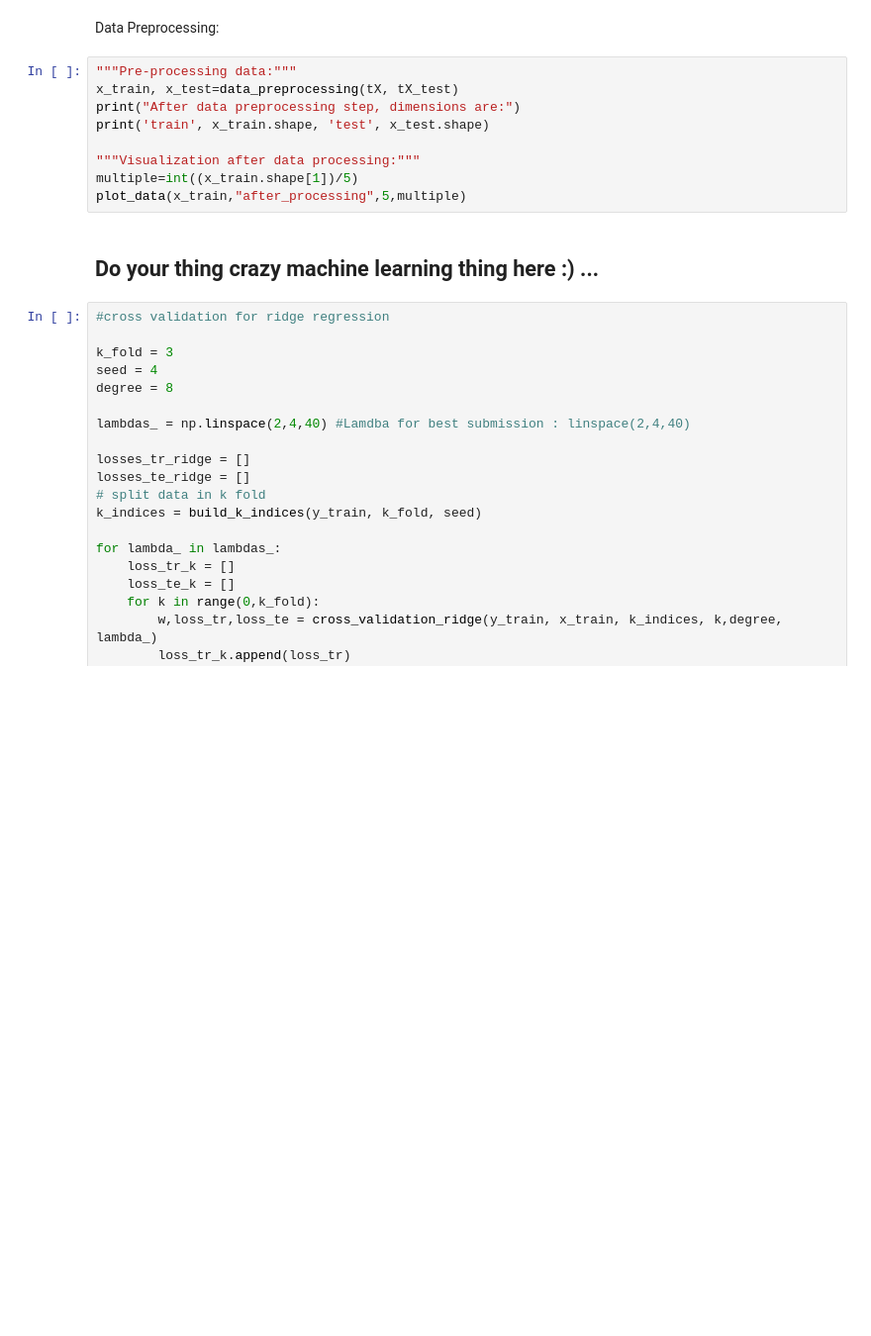
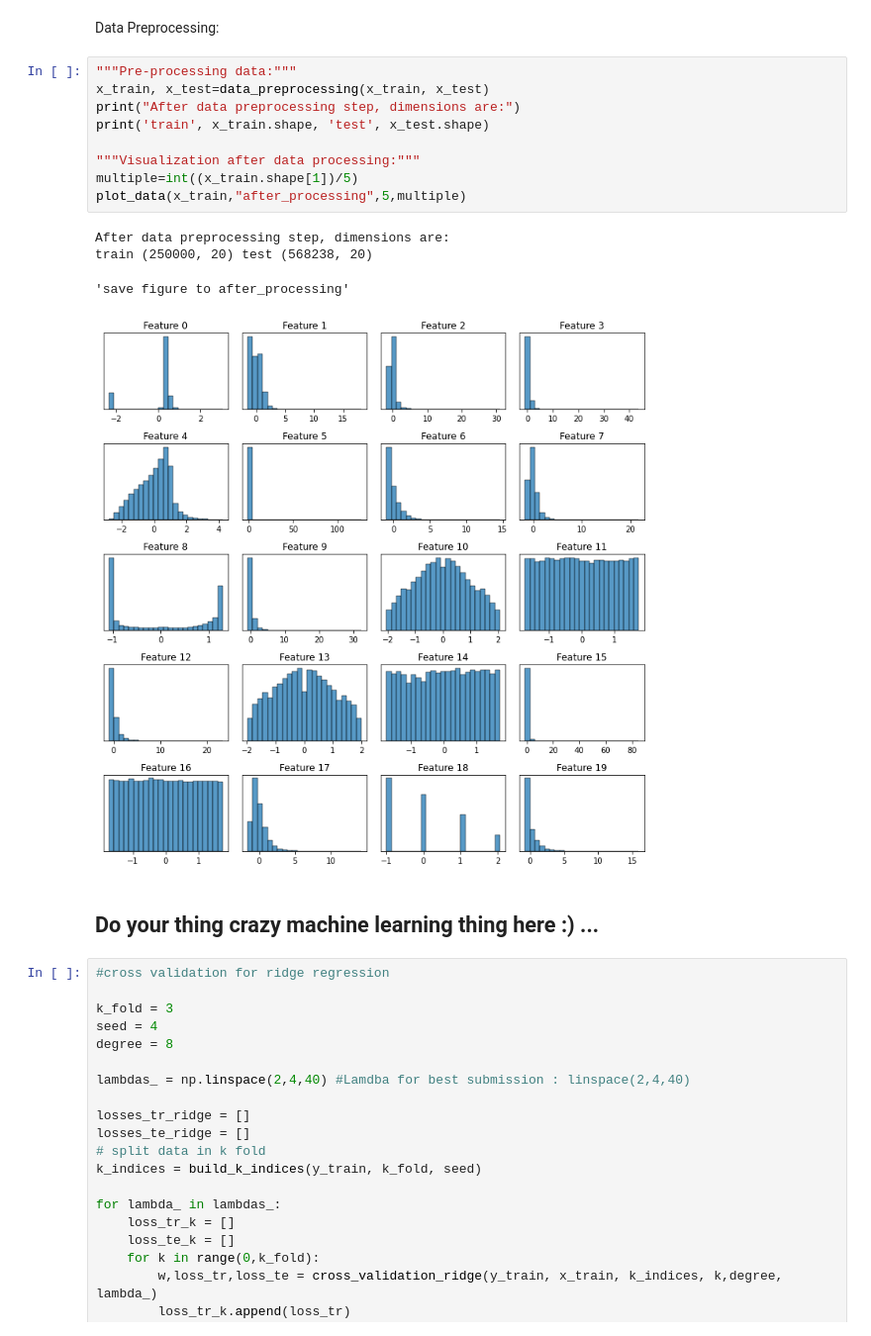
Before and after one commit to npont/ML_Higgs_Discovery, a Jupyter notebook: project1-update.ipynb, the cells around one changed output. Shown at 99% size. Cells and saved outputs as stored; diff of their text form; blank space fills up the shorter version.

```diff
--- a/project1-update.ipynb
+++ b/project1-update.ipynb
@@ -35,13 +43,18 @@ plot_data(tX, "before_processing",5,multiple)
 Data Preprocessing:
 # %%
 """Pre-processing data:"""
-x_train, x_test=data_preprocessing(tX, tX_test)
+x_train, x_test=data_preprocessing(x_train, x_test)
 print("After data preprocessing step, dimensions are:")
 print('train', x_train.shape, 'test', x_test.shape)
 
 """Visualization after data processing:"""
 multiple=int((x_train.shape[1])/5)
 plot_data(x_train,"after_processing",5,multiple)
+# %% [output]
+After data preprocessing step, dimensions are:
+train (250000, 20) test (568238, 20)
+'save figure to after_processing'
+[figure, added]
 # %% [markdown]
 ## Do your thing crazy machine learning thing here :) ...
 # %%
```
Also changed, not shown: parts of 4 cells of this notebook.
